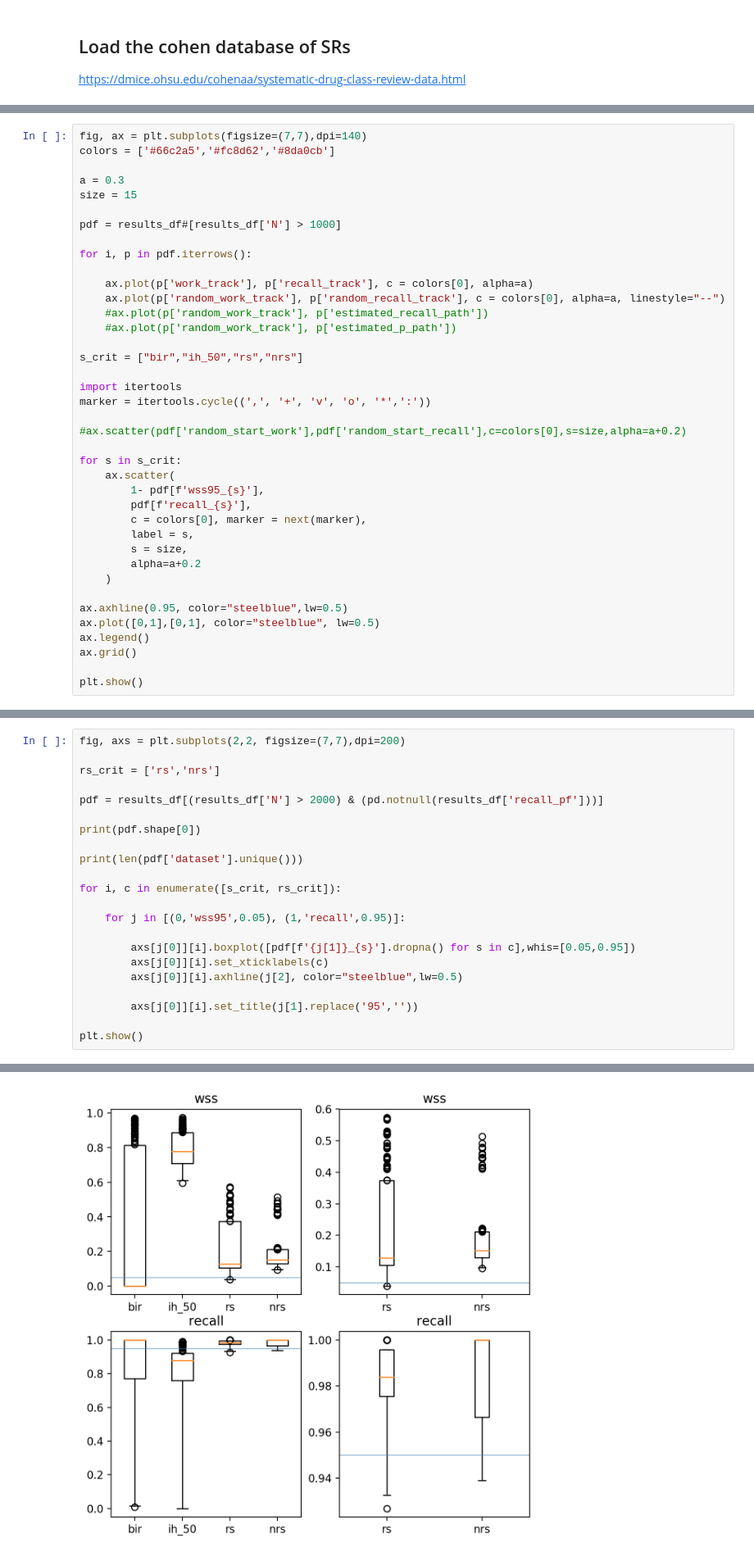
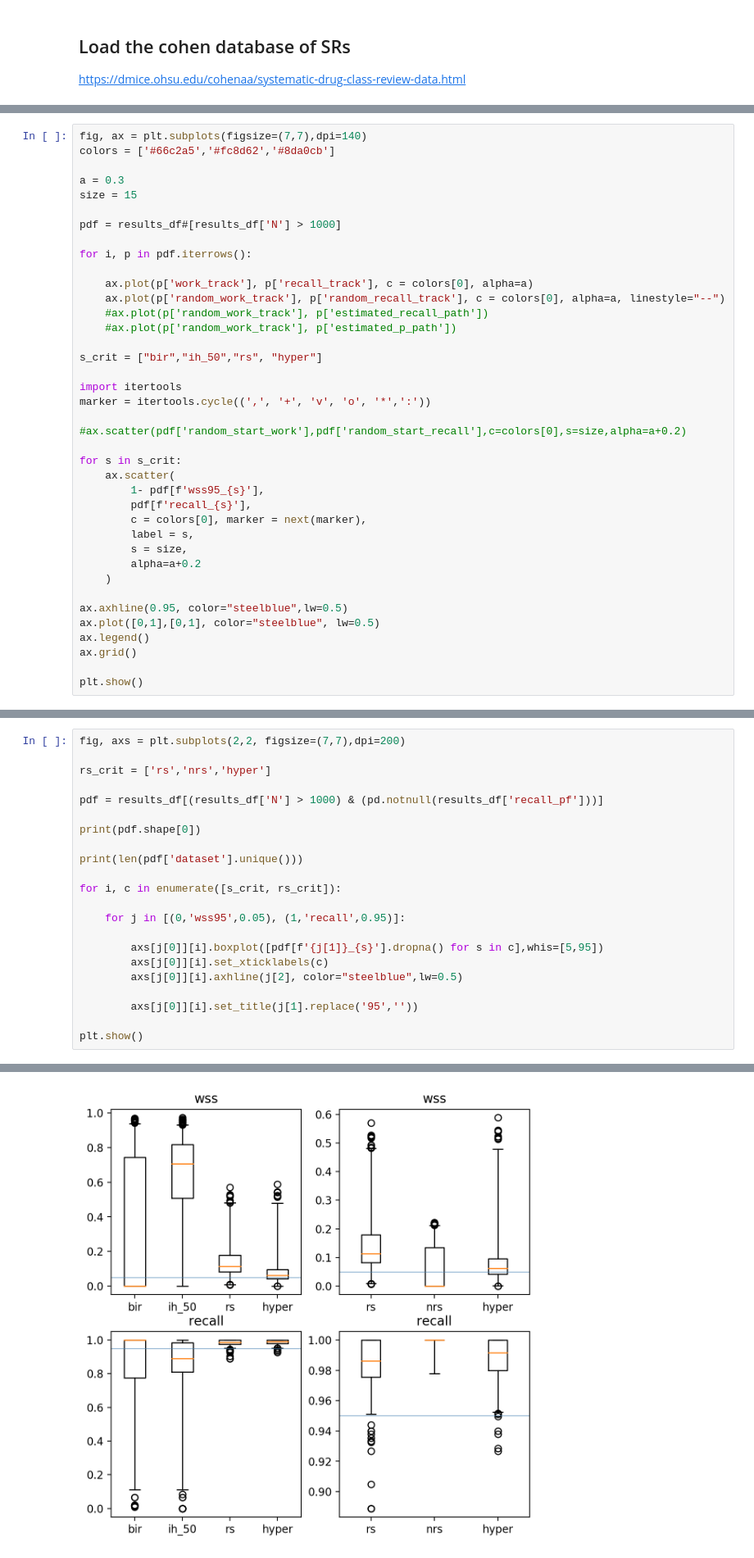
Before and after one commit to mcallaghan/rapid-screening, a Jupyter notebook: analysis/evaluation.ipynb, the cells around one changed output, grey strips where cells are left out. Shown at 82% size. Cells and saved outputs as stored; diff of their text form.

```diff
--- a/analysis/evaluation.ipynb
+++ b/analysis/evaluation.ipynb
@@ -179,7 +179,7 @@ for i, p in pdf.iterrows():
     #ax.plot(p['random_work_track'], p['estimated_recall_path'])
     #ax.plot(p['random_work_track'], p['estimated_p_path'])
 
-s_crit = ["bir","ih_50","rs","nrs"]
+s_crit = ["bir","ih_50","rs", "hyper"]
 
 import itertools
 marker = itertools.cycle((',', '+', 'v', 'o', '*',':'))
@@ -303,9 +310,9 @@ plt.show()
 # %%
 fig, axs = plt.subplots(2,2, figsize=(7,7),dpi=200)
 
-rs_crit = ['rs','nrs']
+rs_crit = ['rs','nrs','hyper']
 
-pdf = results_df[(results_df['N'] > 2000) & (pd.notnull(results_df['recall_pf']))]
+pdf = results_df[(results_df['N'] > 1000) & (pd.notnull(results_df['recall_pf']))]
 
 print(pdf.shape[0])
 
@@ -315,7 +322,7 @@ for i, c in enumerate([s_crit, rs_crit]):
 
     for j in [(0,'wss95',0.05), (1,'recall',0.95)]:
 
-        axs[j[0]][i].boxplot([pdf[f'{j[1]}_{s}'].dropna() for s in c],whis=[0.05,0.95])
+        axs[j[0]][i].boxplot([pdf[f'{j[1]}_{s}'].dropna() for s in c],whis=[5,95])
         axs[j[0]][i].set_xticklabels(c)
         axs[j[0]][i].axhline(j[2], color="steelblue",lw=0.5)
 
@@ -328 +335 @@ plt.show()
-[figure, old version]
+[figure, new version]
```
Also changed, not shown: parts of 11 cells of this notebook, 1 other file.
